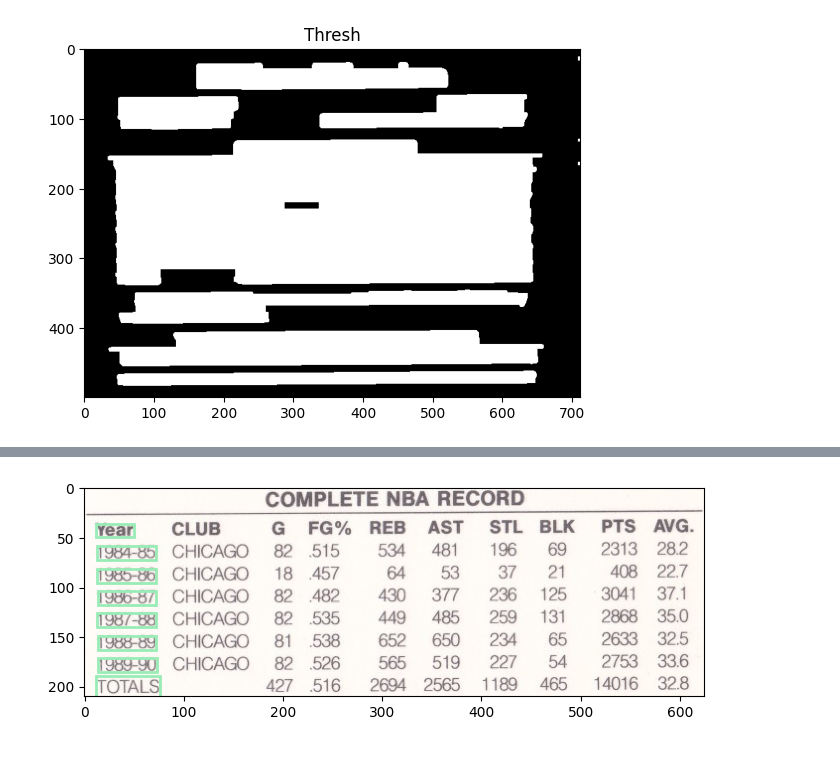
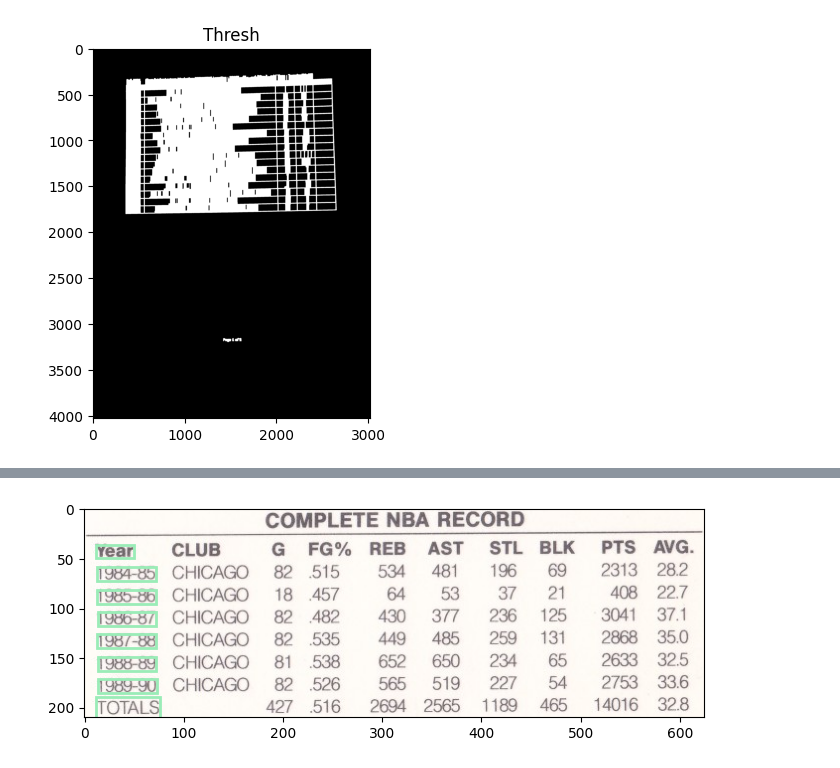
Before and after one commit to Ahmed-Hodhod/Grades-Sheet-OCR, a Jupyter notebook: ocr-experiment.ipynb, the cells around one changed output, grey strips where cells are left out. Drawn from its saved outputs; the diff is of its cells as text; code cells hidden in the pictures.

```diff
--- a/ocr-experiment.ipynb
+++ b/ocr-experiment.ipynb
@@ -15,7 +15,7 @@ from skimage.draw import rectangle
 %autoreload 2
 # %%
 image = io.imread('michael.jpg')
-#image = io.imread('grade_sheet/1.jpg')
+image = io.imread('grade_sheet/1.jpg')
 gray = rgb2gray(image)
 # %%
 # initialize a rectangular kernel that is ~5x wider than it is tall,
@@ -24,35 +24,35 @@ gray = rgb2gray(image)
 # background
 
 # Initialize a rectangular kernel that is ~5x wider than it is tall
-kernel = morphology.rectangle(11,51)
+kernel = morphology.rectangle(51,11)
 
 # Smooth the image using a 3x3 Gaussian blur
 gray = filters.gaussian(gray, sigma=1)
 
 # Apply a blackhat morphological operator to find dark regions on a light background
 blackhat = morphology.black_tophat(gray, kernel)
 
 # Compute the Scharr gradient of the blackhat image
 grad = filters.scharr(blackhat)
 
 # Scale the result into the range [0, 255]
 grad = ((grad - np.min(grad)) / (np.max(grad) - np.min(grad)) * 255).astype("uint8")
 
 # Apply a closing operation using the rectangular kernel to close gaps in between characters
 grad = morphology.closing(grad, kernel)
 
 # Apply Otsu's thresholding method
 thresh = filters.threshold_otsu(grad)
 
 # Finally, apply a dilation operation to enlarge foreground regions
 thresh = morphology.dilation(grad >= thresh, morphology.square(3))
 
 # Display the result
 plt.imshow(thresh, cmap='gray')
 plt.title("Thresh")
 plt.show()
 # %% [output]
-[figure, old version]
+[figure, new version]
 # %%
 
 # Assuming 'thresh' is the binary threshold image
```
Also changed, not shown: parts of 4 cells of this notebook, 12 other files.
